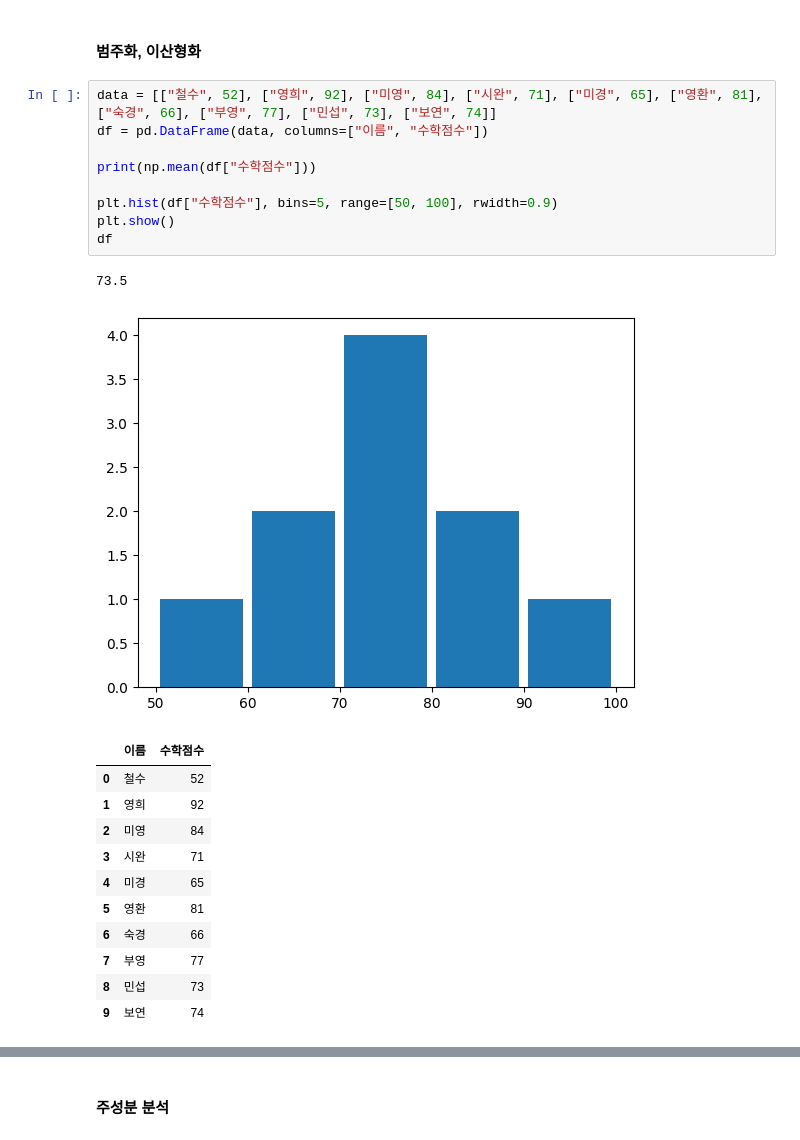
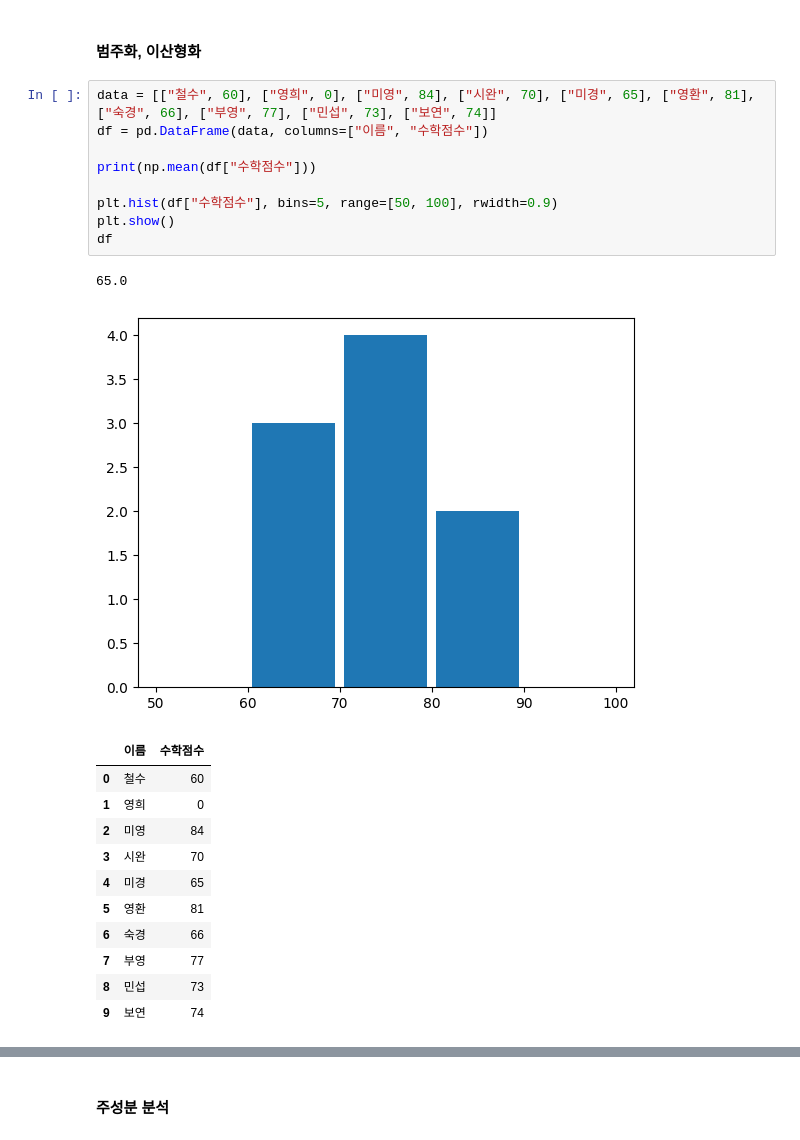
Before and after one commit to Minwoo0206/Engineer_BDA, a Jupyter notebook: EDA.ipynb, the cells around one changed output, grey strips where cells are left out. Saved outputs shown, nothing was run; the diff lists cells and outputs as text.

```diff
--- a/EDA.ipynb
+++ b/EDA.ipynb
@@ -330,22 +330,22 @@ print(ss.skew(df["PHYS2"]))
 # %% [markdown]
 #### 범주화, 이산형화
 # %%
-data = [["철수", 52], ["영희", 92], ["미영", 84], ["시완", 71], ["미경", 65], ["영환", 81], ["숙경", 66], ["부영", 77], ["민섭", 73], ["보연", 74]]
+data = [["철수", 60], ["영희", 0], ["미영", 84], ["시완", 70], ["미경", 65], ["영환", 81], ["숙경", 66], ["부영", 77], ["민섭", 73], ["보연", 74]]
 df = pd.DataFrame(data, columns=["이름", "수학점수"])
 
 print(np.mean(df["수학점수"]))
 
 plt.hist(df["수학점수"], bins=5, range=[50, 100], rwidth=0.9)
 plt.show()
 df
 # %% [output]
-73.5
+65.0
-[figure, old version]
+[figure, new version]
 |  | 이름 | 수학점수 |
-| 0 | 철수 | 52 |
-| 1 | 영희 | 92 |
+| 0 | 철수 | 60 |
+| 1 | 영희 | 0 |
 | 2 | 미영 | 84 |
-| 3 | 시완 | 71 |
+| 3 | 시완 | 70 |
 | 4 | 미경 | 65 |
 | 5 | 영환 | 81 |
 | 6 | 숙경 | 66 |
```
Also changed, not shown: parts of 19 cells of this notebook, 1 other file.
